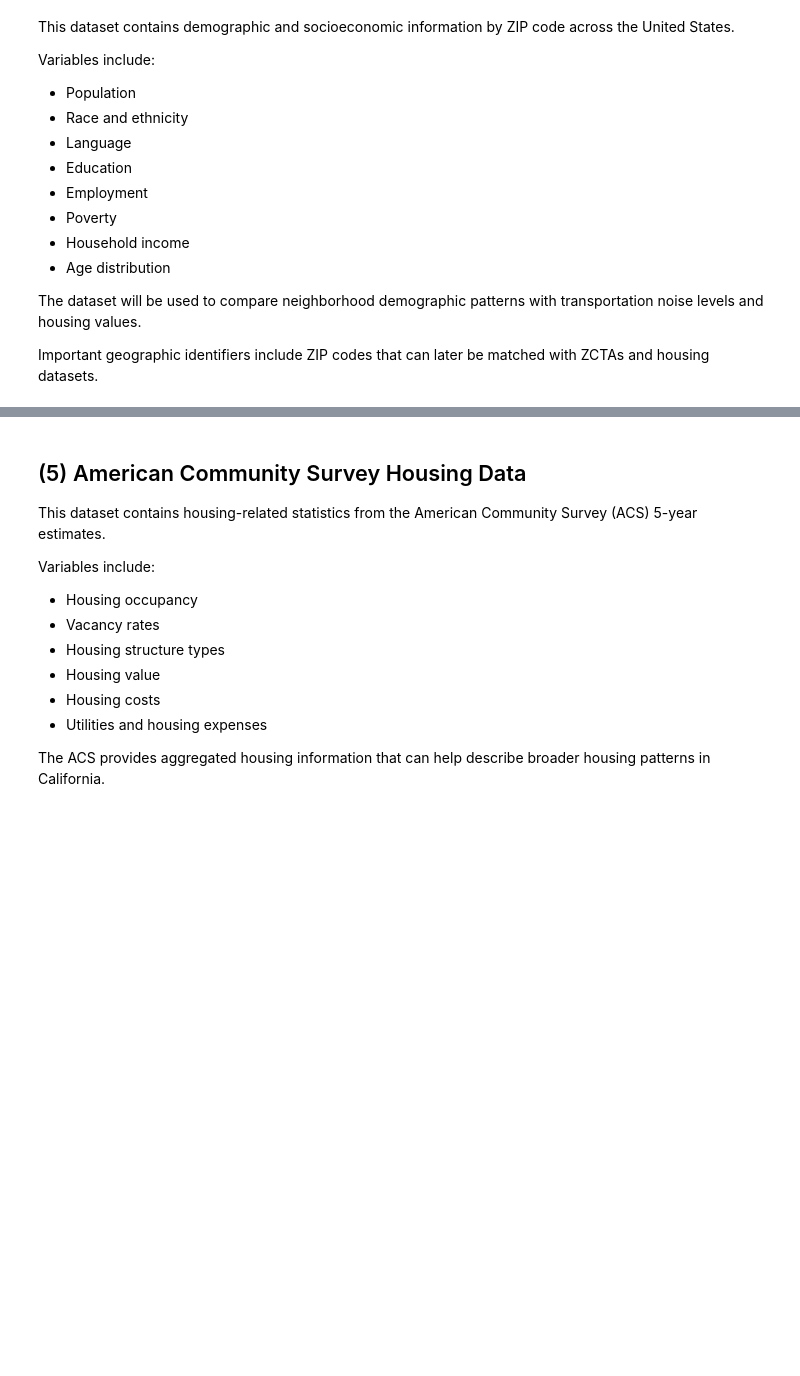
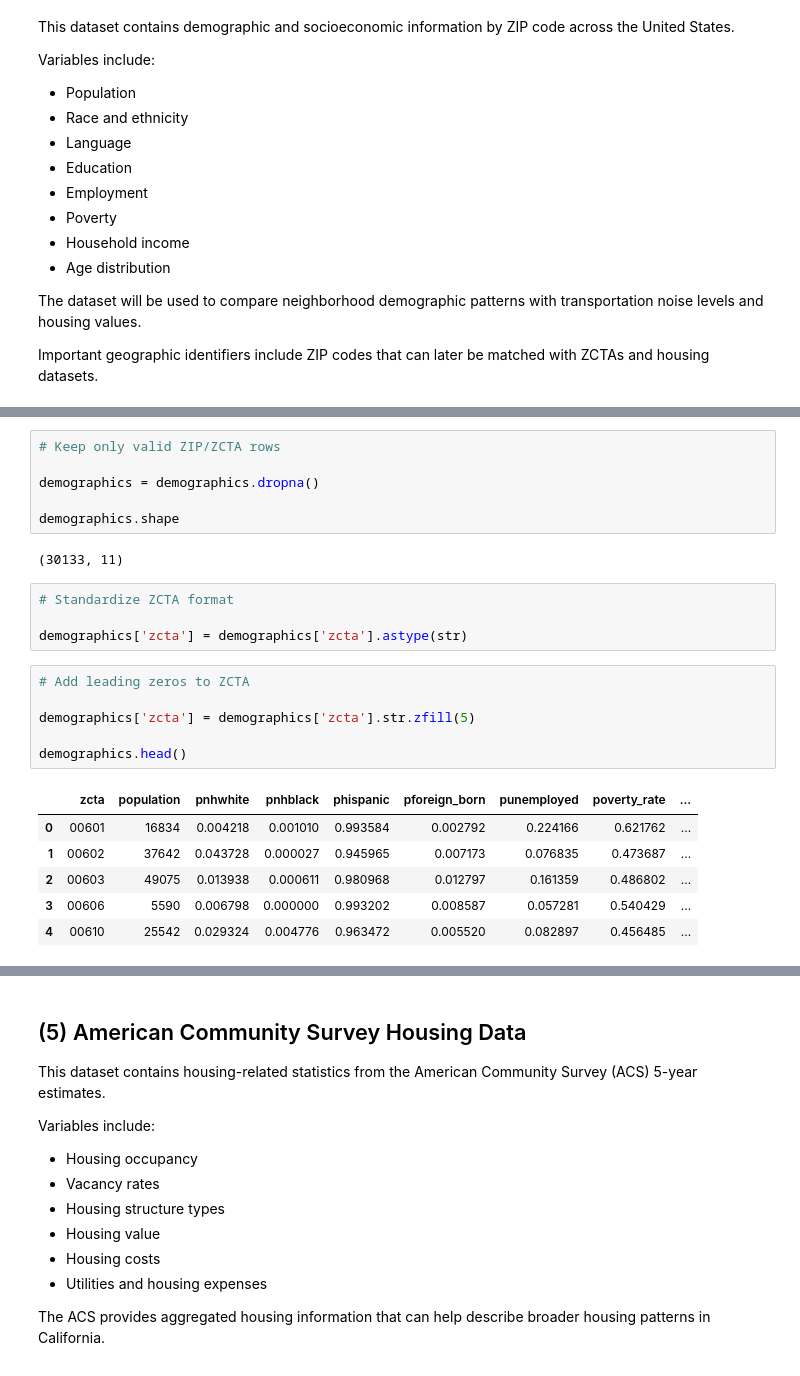
Before and after one commit to nengmao888/math189-final-project, a Jupyter notebook: data/math_189_datasets.ipynb, the cells around one changed output, grey strips where cells are left out. Cells and saved outputs as stored; diff of their text form; blank space fills up the shorter version.

```diff
--- a/data/math_189_datasets.ipynb
+++ b/data/math_189_datasets.ipynb
@@ -454,0 +698,25 @@ file_list
+# %%
+# Keep only valid ZIP/ZCTA rows
+
+demographics = demographics.dropna()
+
+demographics.shape
+# %% [output]
+(30133, 11)
+# %%
+# Standardize ZCTA format
+
+demographics['zcta'] = demographics['zcta'].astype(str)
+# %%
+# Add leading zeros to ZCTA
+
+demographics['zcta'] = demographics['zcta'].str.zfill(5)
+
+demographics.head()
+# %% [output]
+|  | zcta | population | pnhwhite | pnhblack | phispanic | pforeign_born | punemployed | poverty_rate | ... |
+| 0 | 00601 | 16834 | 0.004218 | 0.001010 | 0.993584 | 0.002792 | 0.224166 | 0.621762 | ... |
+| 1 | 00602 | 37642 | 0.043728 | 0.000027 | 0.945965 | 0.007173 | 0.076835 | 0.473687 | ... |
+| 2 | 00603 | 49075 | 0.013938 | 0.000611 | 0.980968 | 0.012797 | 0.161359 | 0.486802 | ... |
+| 3 | 00606 | 5590 | 0.006798 | 0.000000 | 0.993202 | 0.008587 | 0.057281 | 0.540429 | ... |
+| 4 | 00610 | 25542 | 0.029324 | 0.004776 | 0.963472 | 0.005520 | 0.082897 | 0.456485 | ... |
```
Also changed, not shown: parts of 38 cells of this notebook, 22 other files.
